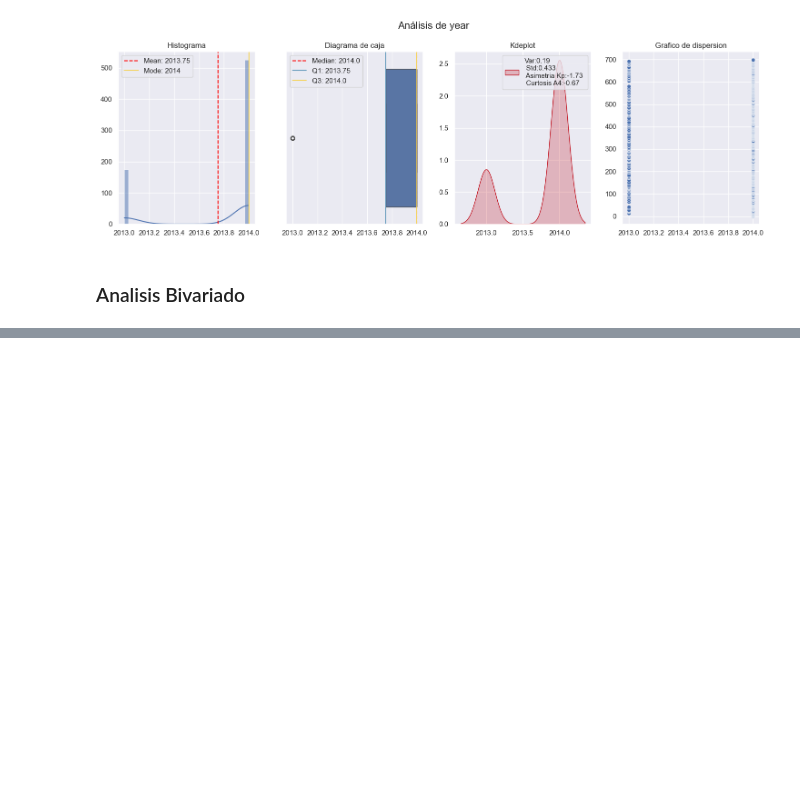
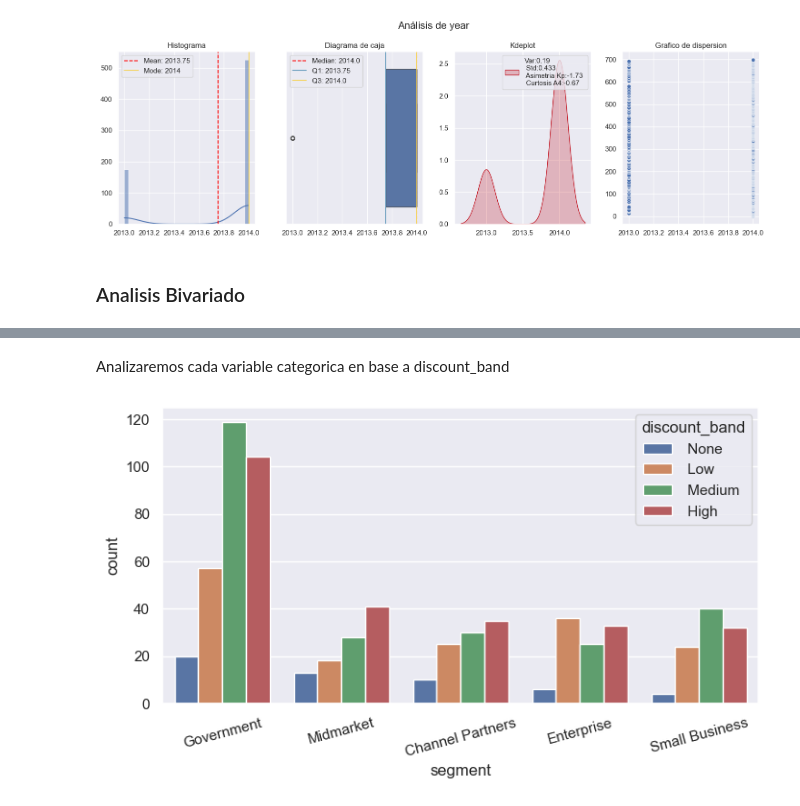
Before and after one commit to jluis-ml/Proyecto-Empresa-Finanzas, a Jupyter notebook: 3_EDA.ipynb, the cells around one changed output, grey strips where cells are left out. Saved outputs shown, nothing was run; the diff lists cells and outputs as text; code cells hidden in the pictures; blank space fills up the shorter version.

```diff
--- a/3_EDA.ipynb
+++ b/3_EDA.ipynb
@@ -336,0 +453,9 @@ analyze_data(data_numeric_)
+# %% [markdown]
+Analizaremos cada variable categorica en base a discount_band
+# %%
+plt.figure(figsize=(8,4))
+sns.countplot(data= data, x = "segment", hue = "discount_band", order = data["segment"].value_counts().index)
+plt.xticks(rotation=15)
+plt.show()
+# %% [output]
+[figure, added]
```
Also changed, not shown: parts of 11 cells of this notebook.
